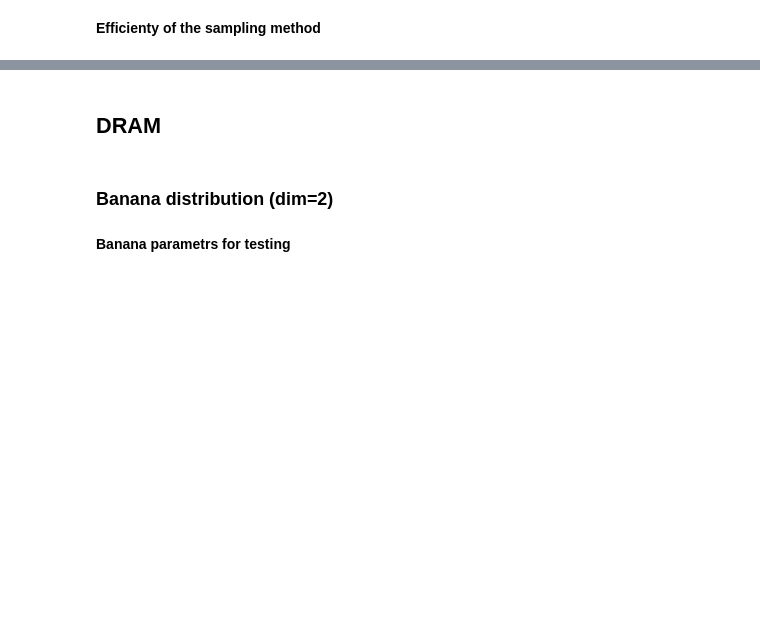
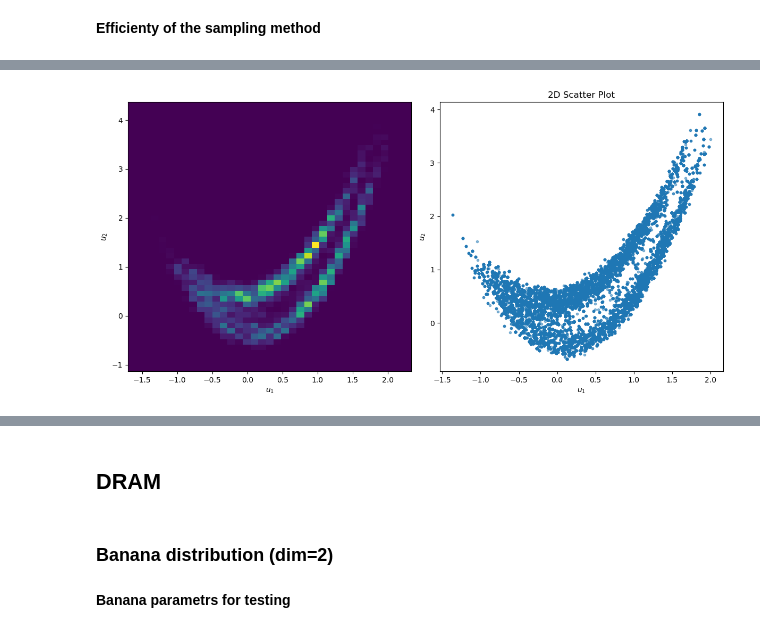
Before and after one commit to val0448/BC, a Jupyter notebook: benchmarks.ipynb, the cells around one changed output, grey strips where cells are left out. Drawn from its saved outputs; the diff is of its cells as text; code cells hidden in the pictures; blank space fills up the shorter version.

```diff
--- a/benchmarks.ipynb
+++ b/benchmarks.ipynb
@@ -293,0 +298,4 @@ Acceptance rate for the banana distribution:  15.716 %
+# %%
+banana_AM.visualize([banana_AM.samples])
+# %% [output]
+[figure, added]
```
Also changed, not shown: parts of 38 cells of this notebook, 1 other file.
